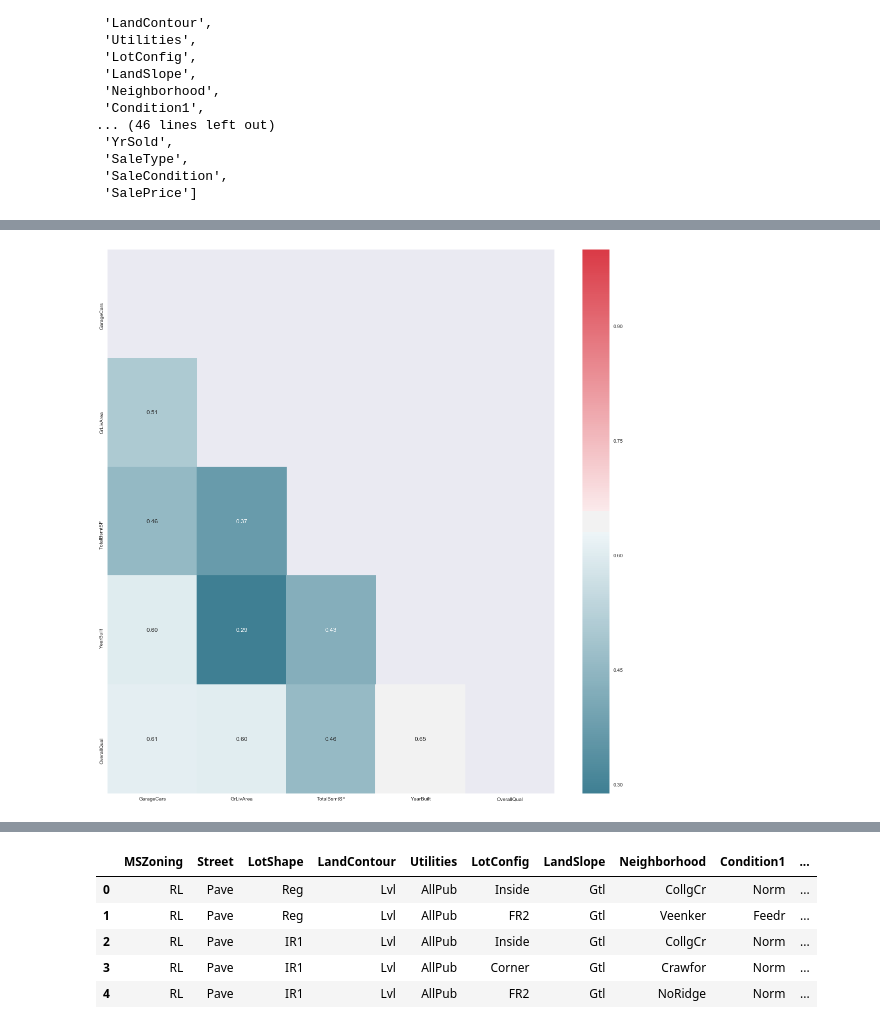
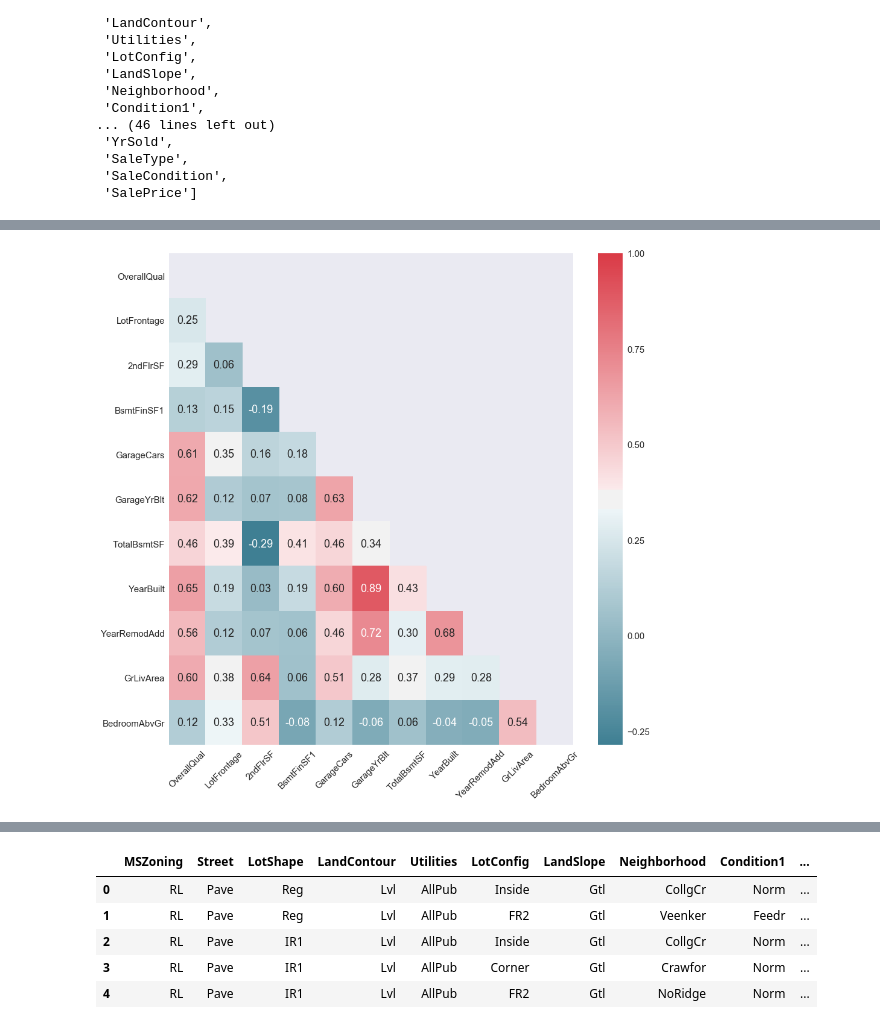
Before and after one commit to AMTORRES82/Udacity, a Jupyter notebook: Houses2.ipynb, the cells around one changed output, grey strips where cells are left out. Drawn from its saved outputs; the diff is of its cells as text; code cells hidden in the pictures.

```diff
--- a/Houses2.ipynb
+++ b/Houses2.ipynb
@@ -158,7 +158,9 @@ dropSelf[np.triu_indices_from(dropSelf)] = True
 #Pintar
 plt.figure(figsize=(20, 20))
 sns.heatmap(top_corr, cmap=sns.diverging_palette(220, 10, as_cmap=True), annot=True, fmt=".2f", mask=dropSelf)
-sns.set(font_scale=.5)
+sns.set(font_scale=2)
+plt.xticks(fontsize=10)
+plt.yticks(fontsize=12,rotation=0)
 plt.show()
 del corr, dropSelf, top_corr
 # %% [output]
@@ -168,38 +170,41 @@ del corr, dropSelf, top_corr
 #HIGHLY CORRELATED FACTORS
 
 #Filtramos aquellos registros que tengan SalePrice
 corr = train[train.SalePrice>1].corr(method='spearman')
-corr.drop(columns='SalePrice')
+corr.drop(['SalePrice'],axis=1,inplace=True)
+corr.drop(['SalePrice'],axis=0,inplace=True)
 #Correlaciones mayores que un umbral .5 en este caso
 matriz = corr[corr.isnull().any()==False]
 #top_corr_cols = matriz[abs((matriz)>=0.5)]
 
 listOfFeatures = [i for i in matriz]
 setOfDroppedFeatures = set()
 for i in range(len(listOfFeatures)) :
     for j in range(i+1,len(listOfFeatures)): #Avoid repetitions
         feature1=listOfFeatures[i]
         feature2=listOfFeatures[j]
-        if abs(matriz[feature1][feature2])>0.8:
+        if abs(matriz[feature1][feature2])>0.60:
             setOfDroppedFeatures.add(feature1) #Add one of them to the set
-#I tried different values of threshold and 0.8 was the one that gave the best results
+
 
 
 #Filtramos corr, que tiene toda la matriz de correlaciones, por aquellas que son mayores del umbral,
 #al hacerlo con loc no da nulls (bingo!)
 top_corr = corr.loc[setOfDroppedFeatures, setOfDroppedFeatures]
 
 #Creamos una matriz de ceros de las mismas dimensiones que la anterior y nos quedamos con el triángulo superior
 eliminamos = np.zeros_like(top_corr)
 eliminamos[np.triu_indices_from(eliminamos)] = True
 
 #Pintar
-plt.figure(figsize=(20, 20))
+plt.figure(figsize=(15, 15))
 sns.heatmap(top_corr, cmap=sns.diverging_palette(220, 10, as_cmap=True), annot=True, fmt=".2f", mask=eliminamos)
-sns.set(font_scale=0.1)
+sns.set(font_scale=1.5)
+plt.xticks(fontsize=15,rotation=45)
+plt.yticks(fontsize=15,rotation=0)
 plt.show()
 del corr, eliminamos, top_corr
 # %% [output]
-[figure, old version]
+[figure, new version]
 # %%
 #ZOOM TO THE VARIABLES MOST CORRELATED WITH SALE PRICE
```
Also changed, not shown: parts of 27 cells of this notebook.
